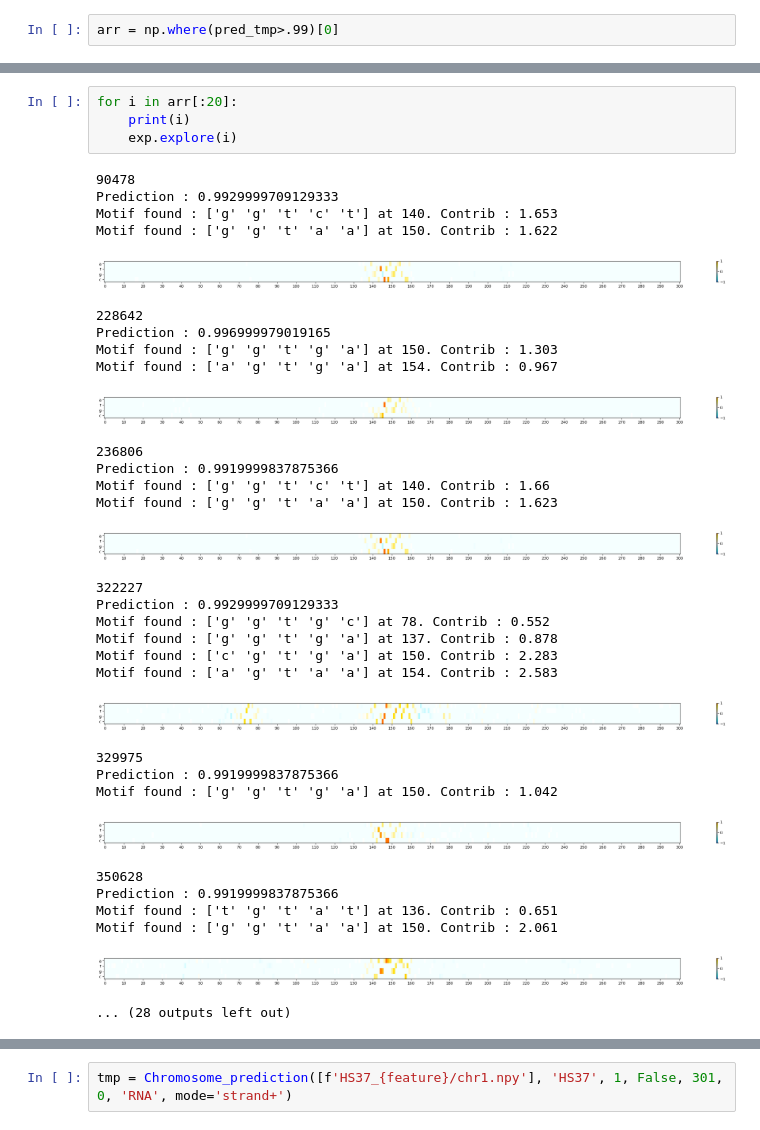
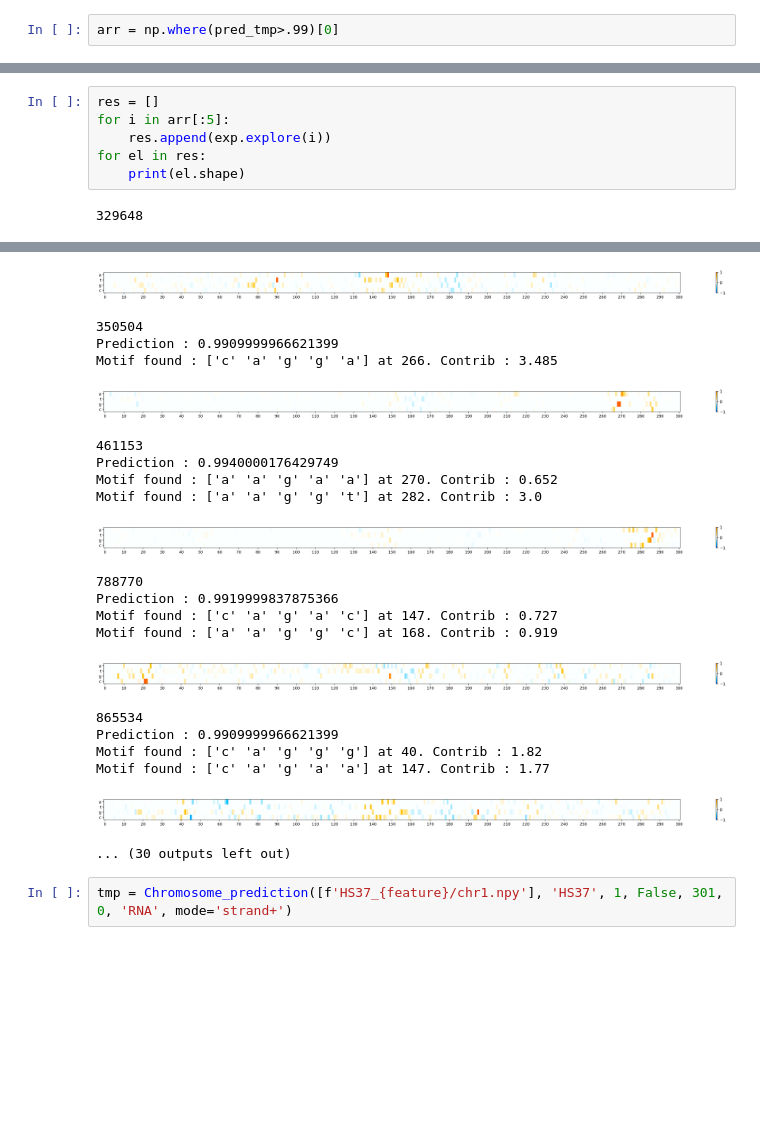
Before and after one commit to Lou-Duron/DeepCNN_annotation-MNHN, a Jupyter notebook: Features_exploration.ipynb, the cells around one changed output, grey strips where cells are left out. Drawn from its saved outputs; the diff is of its cells as text; blank space fills up the shorter version.

Commit message:
Coverage prediction update

```diff
--- a/Features_exploration.ipynb
+++ b/Features_exploration.ipynb
@@ -26,37 +28,8 @@ print(arr.shape)
-# %%
-for i in arr[:20]:
-    print(i)
-    exp.explore(i)
-# %% [output]
-90478
-Prediction : 0.9929999709129333
-Motif found : ['g' 'g' 't' 'c' 't'] at 140. Contrib : 1.653
-Motif found : ['g' 'g' 't' 'a' 'a'] at 150. Contrib : 1.622
-[figure, removed]
-228642
-Prediction : 0.996999979019165
-Motif found : ['g' 'g' 't' 'g' 'a'] at 150. Contrib : 1.303
-Motif found : ['a' 'g' 't' 'g' 'a'] at 154. Contrib : 0.967
-[figure, removed]
-236806
-Prediction : 0.9919999837875366
-Motif found : ['g' 'g' 't' 'c' 't'] at 140. Contrib : 1.66
-Motif found : ['g' 'g' 't' 'a' 'a'] at 150. Contrib : 1.623
-[figure, removed]
-322227
-Prediction : 0.9929999709129333
-Motif found : ['g' 'g' 't' 'g' 'c'] at 78. Contrib : 0.552
-Motif found : ['g' 'g' 't' 'g' 'a'] at 137. Contrib : 0.878
-Motif found : ['c' 'g' 't' 'g' 'a'] at 150. Contrib : 2.283
-Motif found : ['a' 'g' 't' 'a' 'a'] at 154. Contrib : 2.583
-[figure, removed]
-329975
-Prediction : 0.9919999837875366
-Motif found : ['g' 'g' 't' 'g' 'a'] at 150. Contrib : 1.042
-[figure, removed]
-350628
-Prediction : 0.9919999837875366
-Motif found : ['t' 'g' 't' 'a' 't'] at 136. Contrib : 0.651
-Motif found : ['g' 'g' 't' 'a' 'a'] at 150. Contrib : 2.061
-[figure, removed]
-... (28 outputs left out)
+# %%
+res = []
+for i in arr[:5]:
+    res.append(exp.explore(i))
+for el in res:
+    print(el.shape)
+# %% [output]
+329648
@@ -63,3 +46,24 @@ Motif found : ['g' 'g' 't' 'a' 'a'] at 150. Contrib : 2.061
+[figure, added]
+350504
+Prediction : 0.9909999966621399
+Motif found : ['c' 'a' 'g' 'g' 'a'] at 266. Contrib : 3.485
+[figure, added]
+461153
+Prediction : 0.9940000176429749
+Motif found : ['a' 'a' 'g' 'a' 'a'] at 270. Contrib : 0.652
+Motif found : ['a' 'a' 'g' 'g' 't'] at 282. Contrib : 3.0
+[figure, added]
+788770
+Prediction : 0.9919999837875366
+Motif found : ['c' 'a' 'g' 'a' 'c'] at 147. Contrib : 0.727
+Motif found : ['a' 'a' 'g' 'g' 'c'] at 168. Contrib : 0.919
+[figure, added]
+865534
+Prediction : 0.9909999966621399
+Motif found : ['c' 'a' 'g' 'g' 'g'] at 40. Contrib : 1.82
+Motif found : ['c' 'a' 'g' 'a' 'a'] at 147. Contrib : 1.77
+[figure, added]
+... (30 outputs left out)
 # %%
 tmp = Chromosome_prediction([f'HS37_{feature}/chr1.npy'], 'HS37', 1, False, 301, 0, 'RNA', mode='strand+')
 # %%
```
Also changed, not shown: parts of 3 cells of this notebook, 5 other files.
